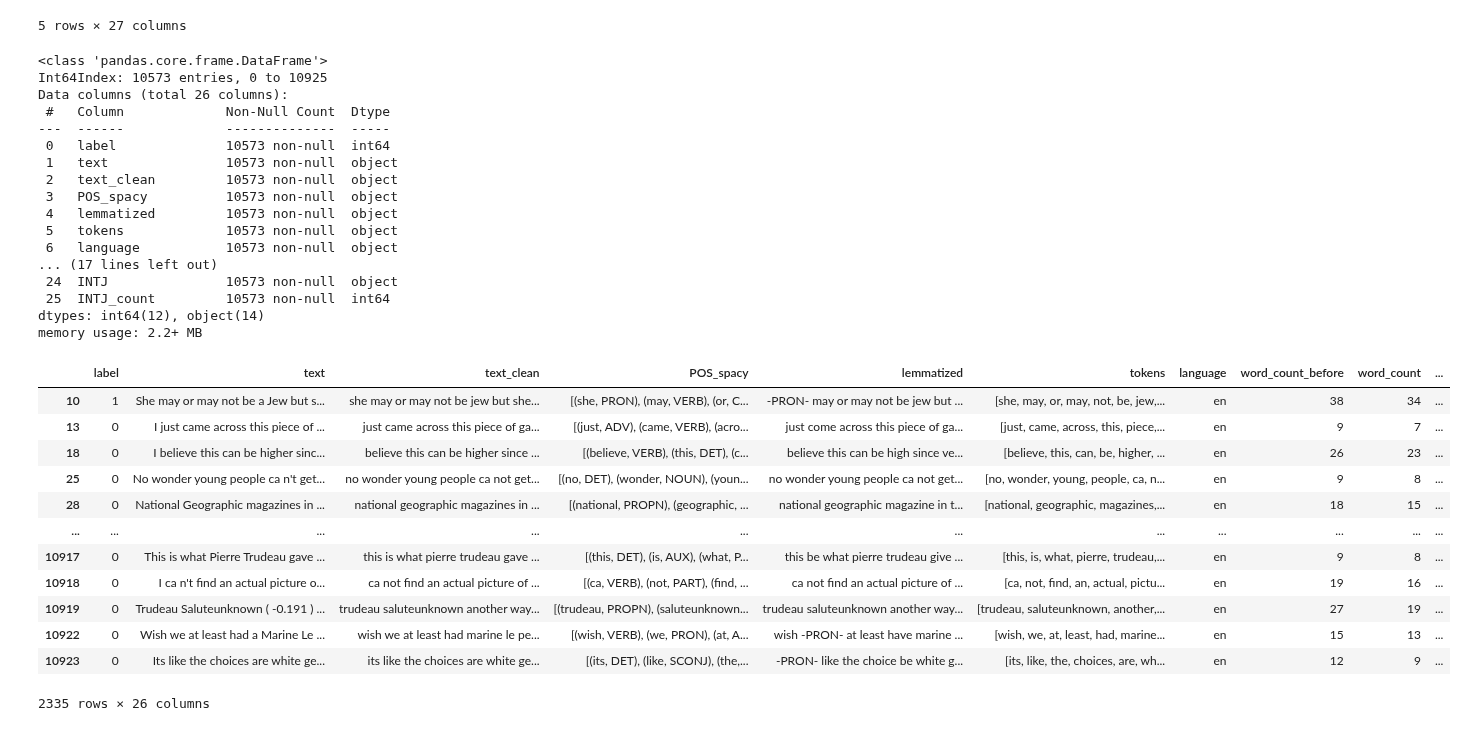
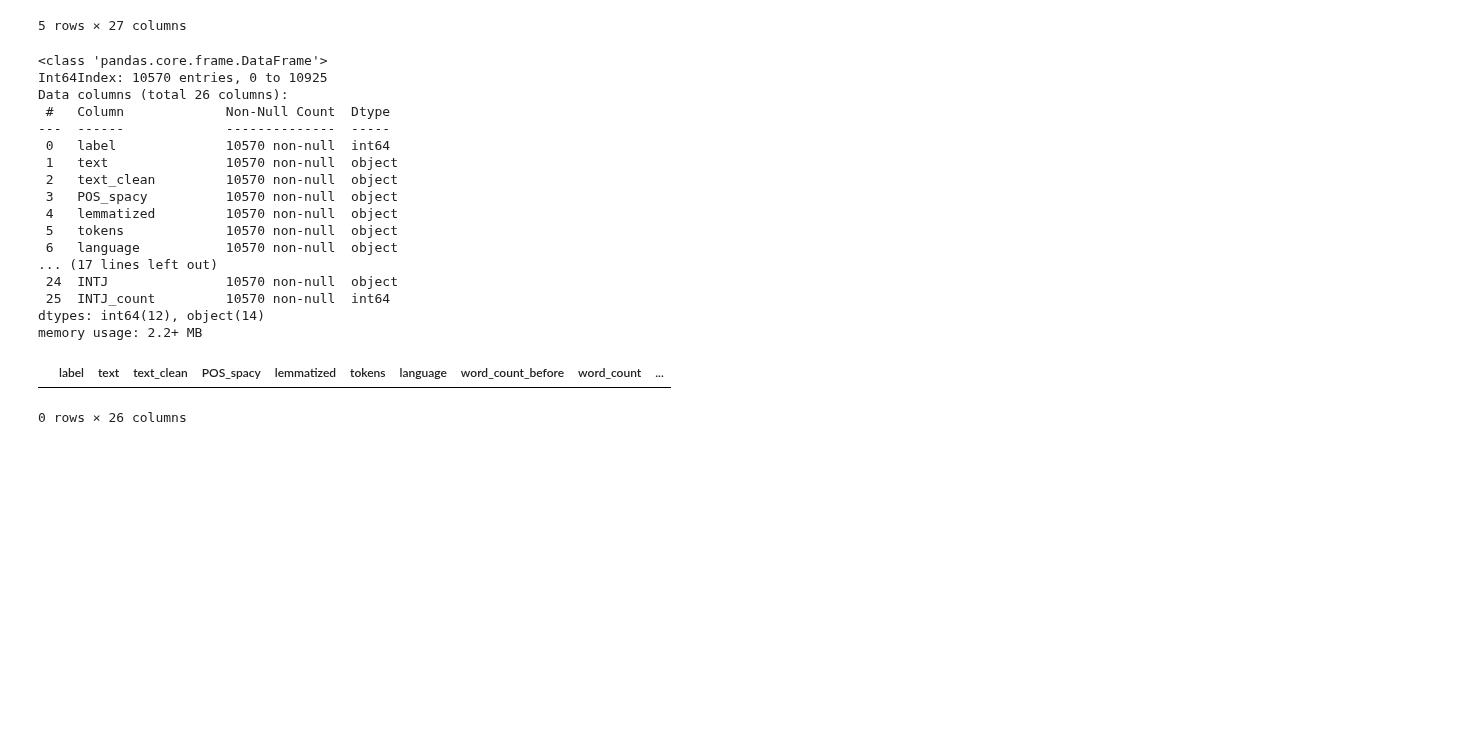
Before and after one commit to martinaviggiano/textsent_project, a Jupyter notebook: 01. Pre-processing.ipynb, the cells around one changed output. Cells and saved outputs as stored; diff of their text form; code cells hidden in the pictures; blank space fills up the shorter version.

```diff
--- a/01. Pre-processing.ipynb
+++ b/01. Pre-processing.ipynb
@@ -129,7 +129,10 @@ def expand_contractions(text):
         "PM ": "personal message ",
         " Donot ": " do not ",
         " MB ": " megabytes ",
-        "I'm" : "I am"
+        "I'm" : "I am",
+        " 've " : " have ",
+        " 're " : " are ",
+        " 'll " : " will "
     }
 
     c_re = re.compile("(%s)" % "|".join(cList.keys()))
@@ -164,7 +167,6 @@ def full_text_clean(text):
     cc = (
         bb.lower()
         .replace(r"(@[a-z0-9]+)\w+", " ")
-        .replace(r"http\S+", " ")
         .replace(r"www\S+", " ")
         .replace(r"com/watch", " ")
         .replace(r"\S*[.,:;!?-]\S*[^\s\.,:;!?-]", " ")
@@ -176,6 +178,7 @@ def full_text_clean(text):
         .replace(r"[0-9]+(?:st| st|nd| nd|rd| rd|th| th)", " ")
         .replace(r"([^a-z \t])", " ")
         .replace(r" +", " ")
+        .replace(r"http", " ")
         )
 
     cc = " ".join([i for i in cc.split() if not i in swords and len(i) >1 ]) #
@@ -305,38 +308,27 @@ data = data[["label", "text", "text_clean", "POS_spacy", "lemmatized", "tokens",
 data.info()
 # %% [output]
 <class 'pandas.core.frame.DataFrame'>
-Int64Index: 10573 entries, 0 to 10925
+Int64Index: 10570 entries, 0 to 10925
 Data columns (total 26 columns):
  #   Column             Non-Null Count  Dtype
 ---  ------             --------------  -----
- 0   label              10573 non-null  int64
- 1   text               10573 non-null  object
- 2   text_clean         10573 non-null  object
- 3   POS_spacy          10573 non-null  object
- 4   lemmatized         10573 non-null  object
- 5   tokens             10573 non-null  object
- 6   language           10573 non-null  object
+ 0   label              10570 non-null  int64
+ 1   text               10570 non-null  object
+ 2   text_clean         10570 non-null  object
+ 3   POS_spacy          10570 non-null  object
+ 4   lemmatized         10570 non-null  object
+ 5   tokens             10570 non-null  object
+ 6   language           10570 non-null  object
 ... (17 lines left out)
- 24  INTJ               10573 non-null  object
- 25  INTJ_count         10573 non-null  int64
+ 24  INTJ               10570 non-null  object
+ 25  INTJ_count         10570 non-null  int64
 dtypes: int64(12), object(14)
 memory usage: 2.2+ MB
 # %%
 with open("serialized/data.pkl", "wb") as f:
     pickle.dump(data, f)
 # %%
-data[data['text_clean'].str.contains("ca")]
+data[data['text_clean'].str.contains(" http ")]
 # %% [output]
 |  | label | text | text_clean | POS_spacy | lemmatized | tokens | language | word_count_before | word_count | ... |
-| 10 | 1 | She may or may not be a Jew but s... | she may or may not be jew but she... | [(she, PRON), (may, VERB), (or, C... | -PRON- may or may not be jew but ... | [she, may, or, may, not, be, jew,... | en | 38 | 34 | ... |
-| 13 | 0 | I just came across this piece of ... | just came across this piece of ga... | [(just, ADV), (came, VERB), (acro... | just come across this piece of ga... | [just, came, across, this, piece,... | en | 9 | 7 | ... |
-| 18 | 0 | I believe this can be higher sinc... | believe this can be higher since ... | [(believe, VERB), (this, DET), (c... | believe this can be high since ve... | [believe, this, can, be, higher, ... | en | 26 | 23 | ... |
-| 25 | 0 | No wonder young people ca n't get... | no wonder young people ca not get... | [(no, DET), (wonder, NOUN), (youn... | no wonder young people ca not get... | [no, wonder, young, people, ca, n... | en | 9 | 8 | ... |
-| 28 | 0 | National Geographic magazines in ... | national geographic magazines in ... | [(national, PROPN), (geographic, ... | national geographic magazine in t... | [national, geographic, magazines,... | en | 18 | 15 | ... |
-| ... | ... | ... | ... | ... | ... | ... | ... | ... | ... | ... |
-| 10917 | 0 | This is what Pierre Trudeau gave ... | this is what pierre trudeau gave ... | [(this, DET), (is, AUX), (what, P... | this be what pierre trudeau give ... | [this, is, what, pierre, trudeau,... | en | 9 | 8 | ... |
-| 10918 | 0 | I ca n't find an actual picture o... | ca not find an actual picture of ... | [(ca, VERB), (not, PART), (find, ... | ca not find an actual picture of ... | [ca, not, find, an, actual, pictu... | en | 19 | 16 | ... |
-| 10919 | 0 | Trudeau Saluteunknown ( -0.191 ) ... | trudeau saluteunknown another way... | [(trudeau, PROPN), (saluteunknown... | trudeau saluteunknown another way... | [trudeau, saluteunknown, another,... | en | 27 | 19 | ... |
-| 10922 | 0 | Wish we at least had a Marine Le ... | wish we at least had marine le pe... | [(wish, VERB), (we, PRON), (at, A... | wish -PRON- at least have marine ... | [wish, we, at, least, had, marine... | en | 15 | 13 | ... |
-| 10923 | 0 | Its like the choices are white ge... | its like the choices are white ge... | [(its, DET), (like, SCONJ), (the,... | -PRON- like the choice be white g... | [its, like, the, choices, are, wh... | en | 12 | 9 | ... |
-2335 rows × 26 columns
+0 rows × 26 columns
```
Also changed, not shown: parts of 2 cells of this notebook, 30 other files.
